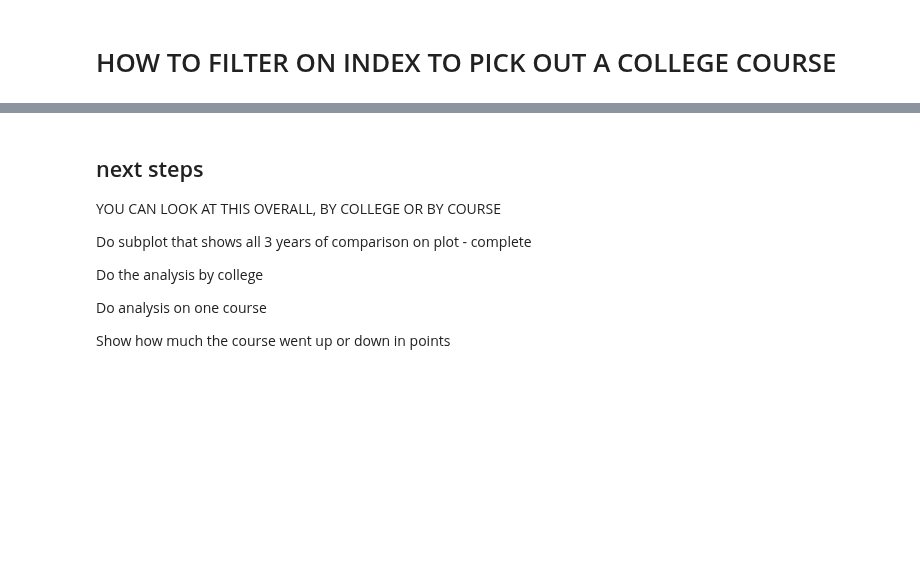
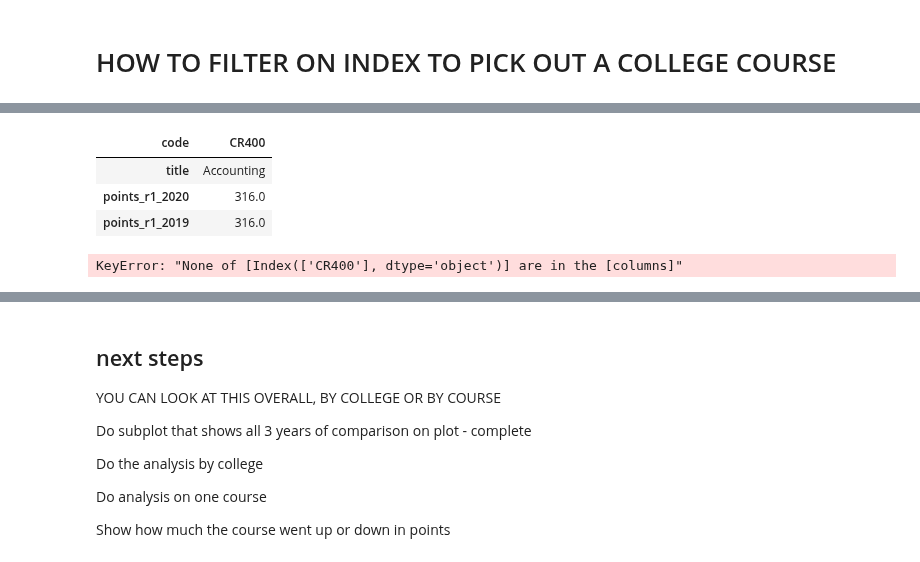
Before and after one commit to Michelleoc/fundamentals-of-data-analysis-assessment, a Jupyter notebook: cao.ipynb, the cells around one changed output, grey strips where cells are left out. Cells and saved outputs as stored; diff of their text form; code cells hidden in the pictures; blank space fills up the shorter version.

Commit message:
notebooks cleanup and cao analysis plots workings

```diff
--- a/cao.ipynb
+++ b/cao.ipynb
@@ -1378,3 +1168,18 @@ CR400    -1.0     0.0     Decrease    No change     Decrease  >
+# %%
+# https://note.nkmk.me/en/python-pandas-t-transpose/
+df_t = dfbycoursecode.T
+# %%
+df_t
+# %% [output]
+| code | CR400 |
+| title | Accounting |
+| points_r1_2020 | 316.0 |
+| points_r1_2019 | 316.0 |
+# %%
+dfbycoursecode.plot(x=["CR400"], y=["points_r1_2020", "points_r1_2019"], kind="line")
+plt.show()
+# %% [output]
+KeyError: "None of [Index(['CR400'], dtype='object')] are in the [columns]"
 # %%
 # https://stackoverflow.com/questions/47775220/how-to-plot-multiple-pandas-columns
 
```
Also changed, not shown: parts of 54 cells of this notebook, 12 other files.
